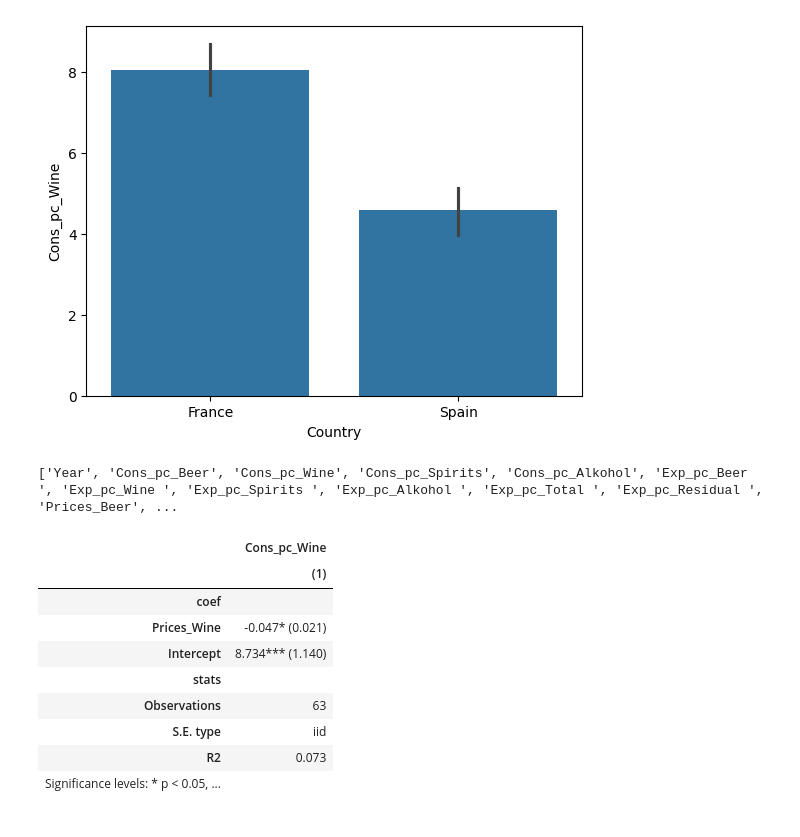
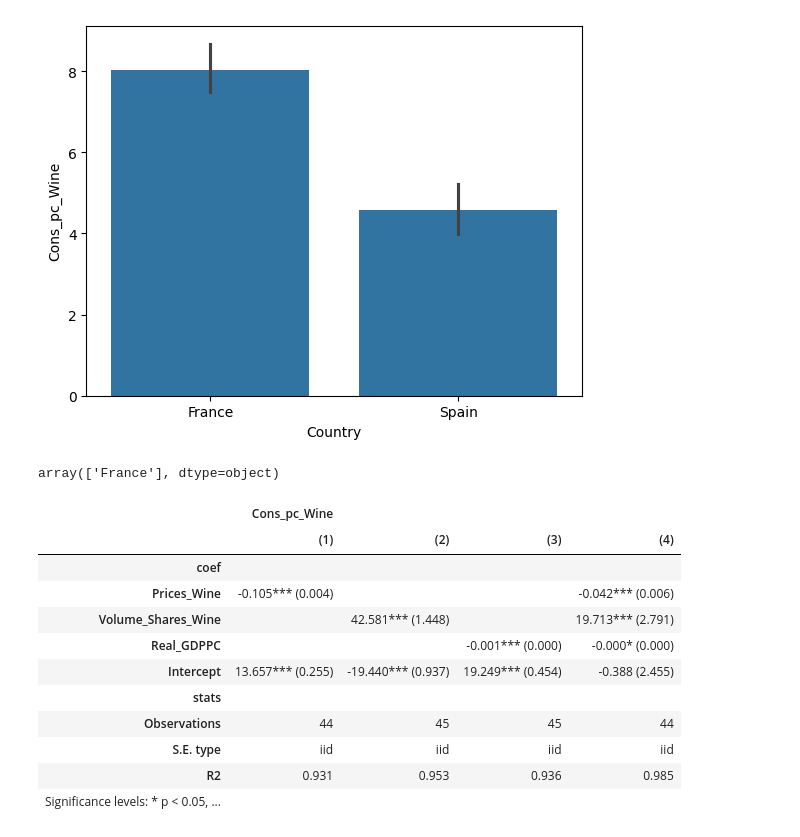
Before and after one commit to sshi24/EEMP2024_group_project_EWSS, a Jupyter notebook: Python_Project_EW.ipynb, the cells around one changed output. Drawn from its saved outputs; the diff is of its cells as text; code cells hidden in the pictures.

```diff
--- a/Python_Project_EW.ipynb
+++ b/Python_Project_EW.ipynb
@@ -35,23 +40,30 @@ sns.barplot(x='Country', y='Cons_pc_Wine', data=dfn)
 # %% [output]
 <Axes: xlabel='Country', ylabel='Cons_pc_Wine'>
 [figure]
-# %%
-# Overview column headers
-print(list(dfn.columns.values))
-# %% [output]
-['Year', 'Cons_pc_Beer', 'Cons_pc_Wine', 'Cons_pc_Spirits', 'Cons_pc_Alkohol', 'Exp_pc_Beer ', 'Exp_pc_Wine ', 'Exp_pc_Spirits ', 'Exp_pc_Alkohol ', 'Exp_pc_Total ', 'Exp_pc_Residual ', 'Prices_Beer', ...
+# %%
+# Create a DataFrame that only includes data from France
+df3=df[(df.Country.isin(['France']))]
+df3.Country.unique()
+# %% [output]
+array(['France'], dtype=object)
 # %%
 # Regression of Consc_pc_Wine on price
-reg1=pf.feols('Cons_pc_Wine~Prices_Wine', data=dfn)
-pf.etable(reg1)
+reg1=pf.feols('Cons_pc_Wine~Prices_Wine', data=df3)
+reg2=pf.feols('Cons_pc_Wine~Volume_Shares_Wine', data=df3)
+reg3=pf.feols('Cons_pc_Wine~Real_GDPPC', data=df3)
+reg4=pf.feols('Cons_pc_Wine~Prices_Wine+Real_GDPPC+Volume_Shares_Wine', data=df3)
+
+pf.etable([reg1,reg2,reg3,reg4])
 # %% [output]
-|  | Cons_pc_Wine |
-|  | (1) |
-| coef |  |
-| Prices_Wine | -0.047* (0.021) |
-| Intercept | 8.734*** (1.140) |
-| stats |  |
-| Observations | 63 |
-| S.E. type | iid |
-| R2 | 0.073 |
-| Significance levels: * p < 0.05, ... |  |
+|  | Cons_pc_Wine |  |  |  |
+|  | (1) | (2) | (3) | (4) |
+| coef |  |  |  |  |
+| Prices_Wine | -0.105*** (0.004) |  |  | -0.042*** (0.006) |
+| Volume_Shares_Wine |  | 42.581*** (1.448) |  | 19.713*** (2.791) |
+| Real_GDPPC |  |  | -0.001*** (0.000) | -0.000* (0.000) |
+| Intercept | 13.657*** (0.255) | -19.440*** (0.937) | 19.249*** (0.454) | -0.388 (2.455) |
+| stats |  |  |  |  |
+| Observations | 44 | 45 | 45 | 44 |
+| S.E. type | iid | iid | iid | iid |
+| R2 | 0.931 | 0.953 | 0.936 | 0.985 |
+| Significance levels: * p < 0.05, ... |  |  |  |  |
```
Also changed, not shown: parts of 5 cells of this notebook.
